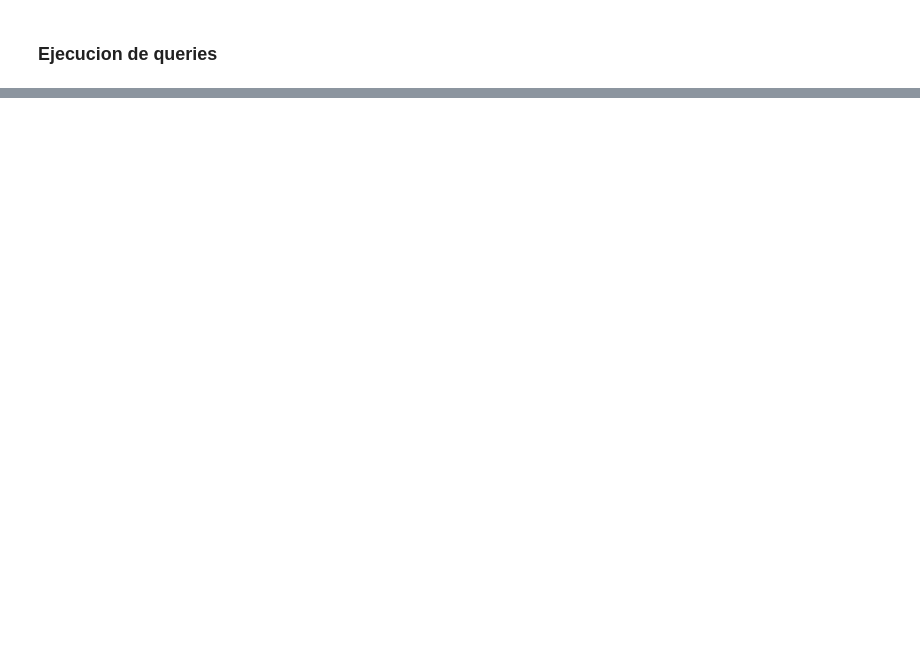
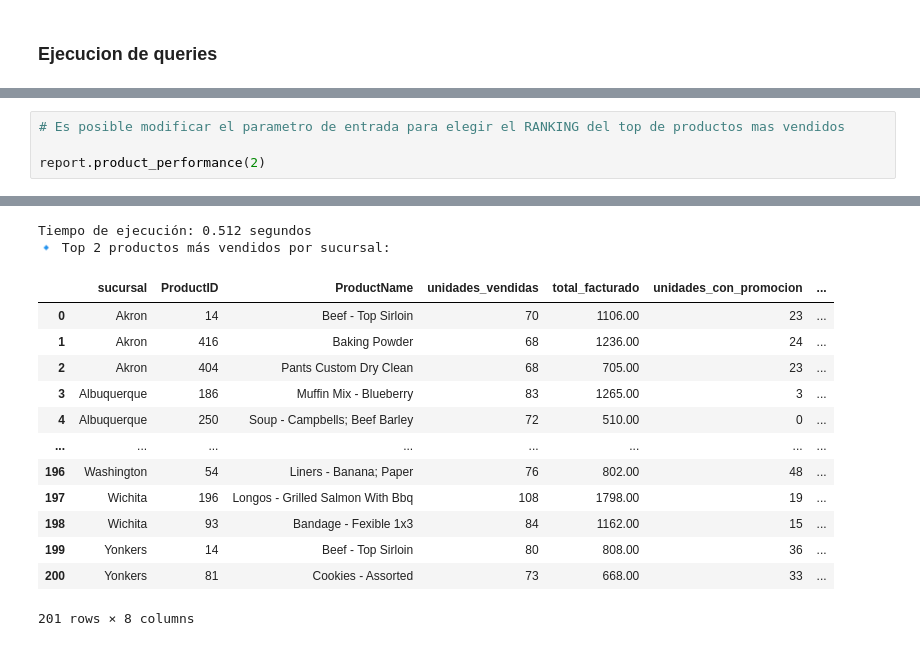
Before and after one commit to BryanCPineda/sales_company, a Jupyter notebook: notebooks/sales_analysis_demo.ipynb, the cells around one changed output, grey strips where cells are left out. Drawn from its saved outputs; the diff is of its cells as text; blank space fills up the shorter version.

```diff
--- a/notebooks/sales_analysis_demo.ipynb
+++ b/notebooks/sales_analysis_demo.ipynb
@@ -122,0 +354,5 @@ assert db1 is db2
+# %%
+# Es posible modificar el parametro de entrada para elegir el RANKING del top de productos mas vendidos
+
+report.product_performance(2)
+# %% [output]
@@ -122,0 +360,15 @@ assert db1 is db2
+Tiempo de ejecución: 0.512 segundos
+🔹 Top 2 productos más vendidos por sucursal:
+|  | sucursal | ProductID | ProductName | unidades_vendidas | total_facturado | unidades_con_promocion | ... |
+| 0 | Akron | 14 | Beef - Top Sirloin | 70 | 1106.00 | 23 | ... |
+| 1 | Akron | 416 | Baking Powder | 68 | 1236.00 | 24 | ... |
+| 2 | Akron | 404 | Pants Custom Dry Clean | 68 | 705.00 | 23 | ... |
+| 3 | Albuquerque | 186 | Muffin Mix - Blueberry | 83 | 1265.00 | 3 | ... |
+| 4 | Albuquerque | 250 | Soup - Campbells; Beef Barley | 72 | 510.00 | 0 | ... |
+| ... | ... | ... | ... | ... | ... | ... | ... |
+| 196 | Washington | 54 | Liners - Banana; Paper | 76 | 802.00 | 48 | ... |
+| 197 | Wichita | 196 | Longos - Grilled Salmon With Bbq | 108 | 1798.00 | 19 | ... |
+| 198 | Wichita | 93 | Bandage - Fexible 1x3 | 84 | 1162.00 | 15 | ... |
+| 199 | Yonkers | 14 | Beef - Top Sirloin | 80 | 808.00 | 36 | ... |
+| 200 | Yonkers | 81 | Cookies - Assorted | 73 | 668.00 | 33 | ... |
+201 rows × 8 columns
```
Also changed, not shown: parts of 37 cells of this notebook.
